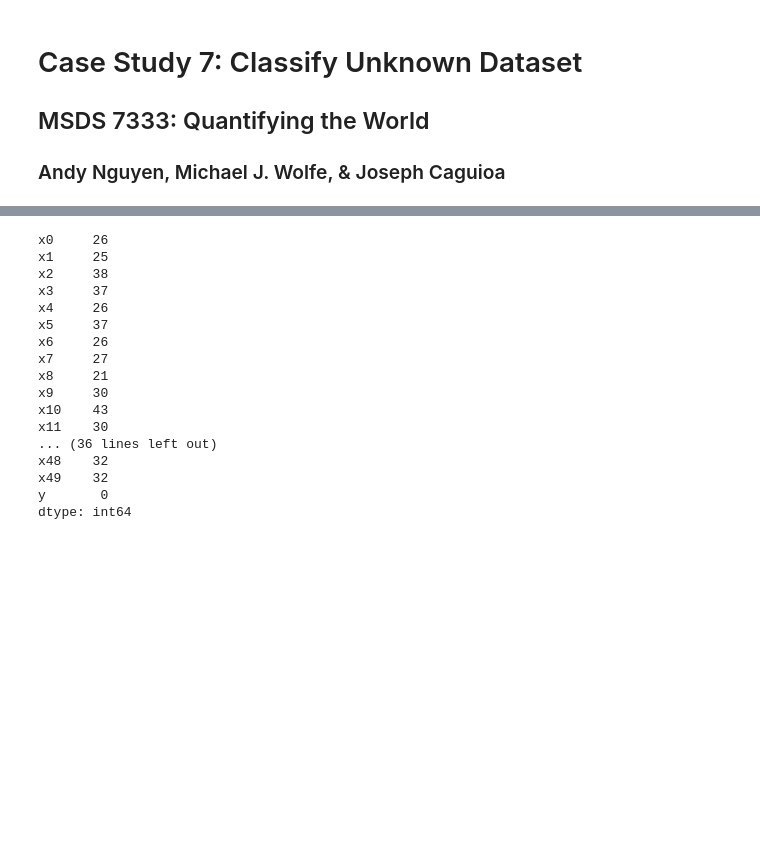
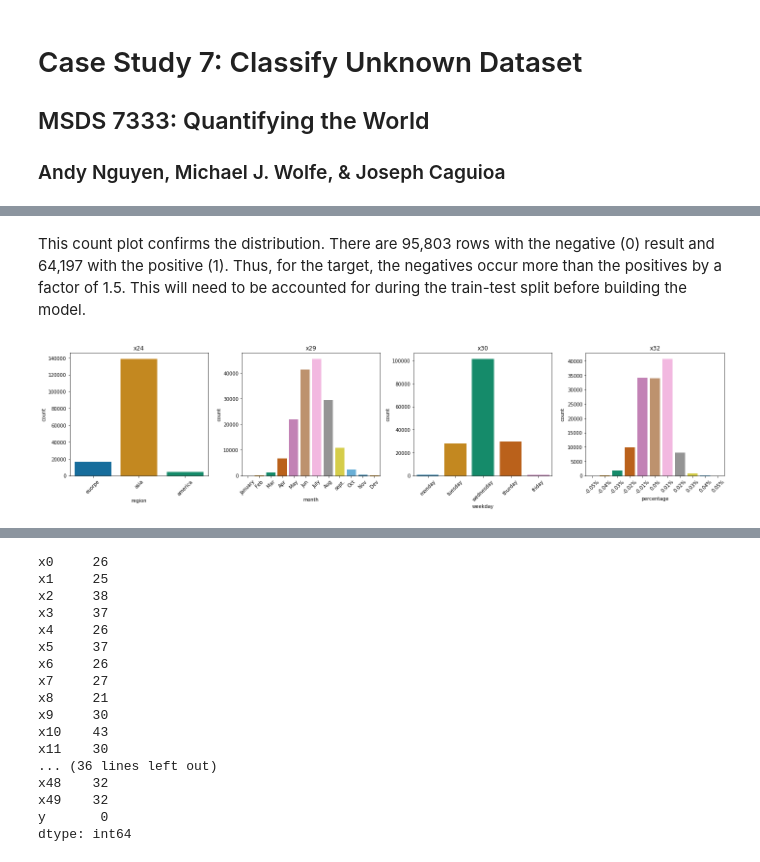
Before and after one commit to J-Caguioa/QTW-CaseStudy7, a Jupyter notebook: QTW_Final_Project.ipynb, the cells around one changed output, grey strips where cells are left out. Saved outputs shown, nothing was run; the diff lists cells and outputs as text; code cells hidden in the pictures; blank space fills up the shorter version.

```diff
--- a/QTW_Final_Project.ipynb
+++ b/QTW_Final_Project.ipynb
@@ -28,0 +129,34 @@ data.describe()
+# %% [markdown]
+This count plot confirms the distribution. There are 95,803 rows with the negative (0) result and 64,197 with the positive (1). Thus, for the target, the negatives occur more than the positives by a factor of 1.5. This will need to be accounted for during the train-test split before building the model.
+# %%
+categorical_features = ['x24', 'x29', 'x30', 'x32']
+
+# x-axis tick reorder
+reorder_dict = {
+    'x24': ['euorpe', 'asia', 'america'],
+    'x29': ['January', 'Feb', 'Mar', 'Apr', 'May', 'Jun',
+            'July', 'Aug', 'sept.', 'Oct', 'Nov', 'Dev'],
+    'x30': ['monday', 'tuesday', 'wednesday', 'thurday', 'friday'],
+    'x32': ['-0.05%', '-0.04%', '-0.03%', '-0.02%', '-0.01%',
+            '0.0%','0.01%', '0.02%', '0.03%', '0.04%', '0.05%']
+}
+
+# x-axis labels
+xaxis_dict = {
+    'x24': 'region',
+    'x29': 'month',
+    'x30': 'weekday',
+    'x32': 'percentage'
+}
+
+# Categorical feature plots
+plt.close()
+fig, ax = plt.subplots(1, len(categorical_features), figsize=(20, 5))
+for i, categorical_feature in enumerate(data[categorical_features]):
+    sns.countplot(data = data, x = categorical_feature, order = reorder_dict[categorical_feature],
+                  palette = 'colorblind', ax = ax[i]).set_title(categorical_feature)
+    ax[i].tick_params(axis='x', labelrotation=45)
+    ax[i].set_xlabel(xaxis_dict[categorical_feature])
+plt.tight_layout()
+# %% [output]
+[figure, added]
```
Also changed, not shown: parts of 24 cells of this notebook.
